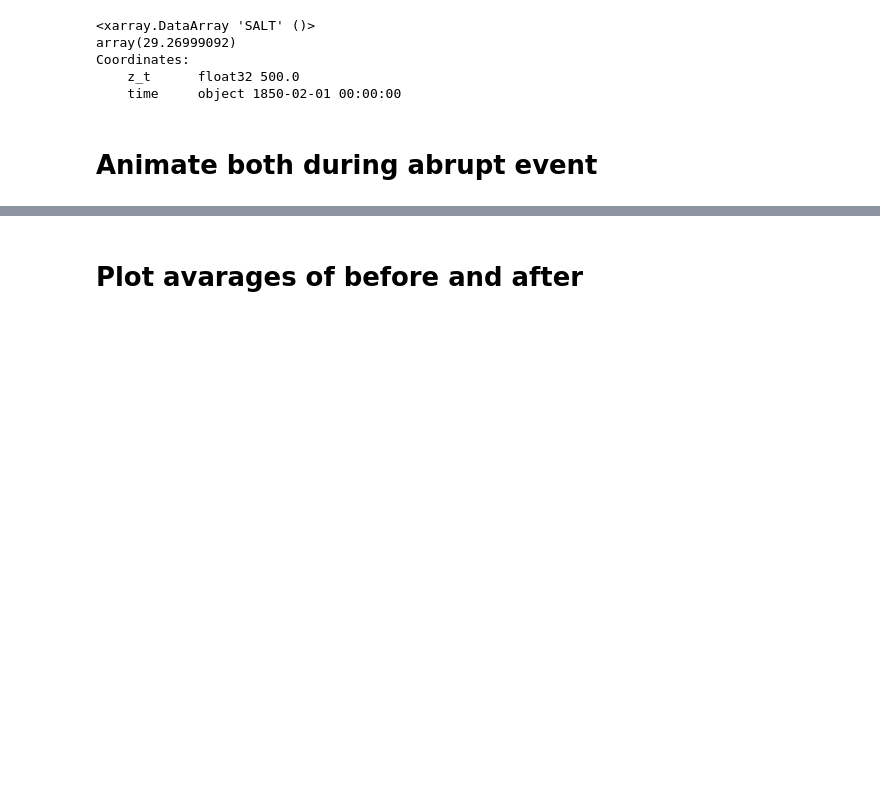
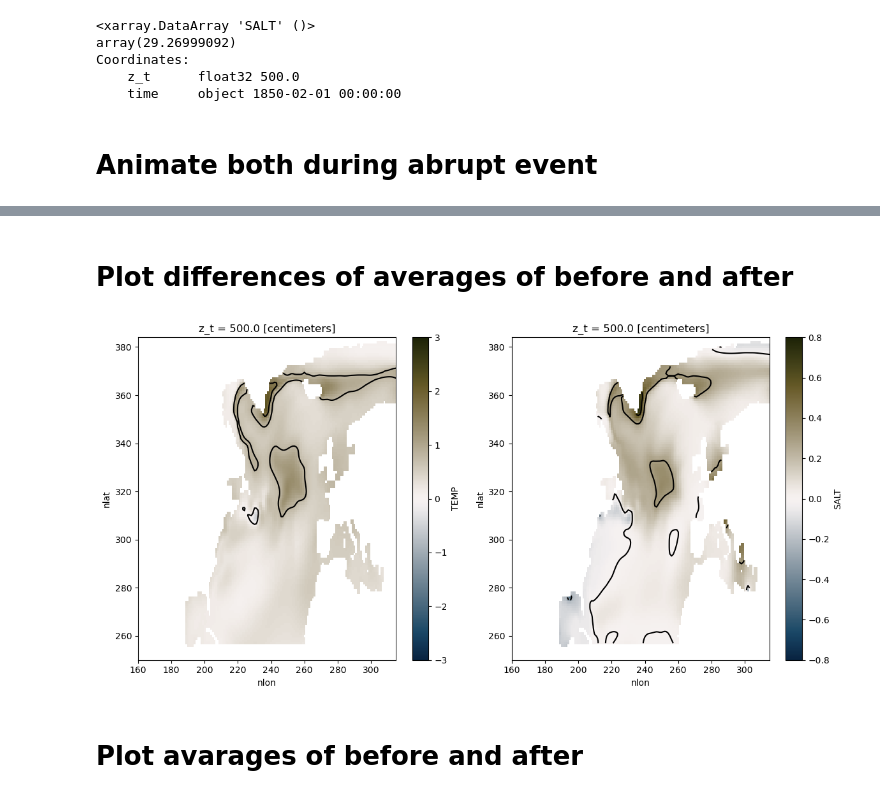
Before and after one commit to inagler/current, a Jupyter notebook: SST_and_SSS.ipynb, the cells around one changed output, grey strips where cells are left out. Drawn from its saved outputs; the diff is of its cells as text; code cells hidden in the pictures; blank space fills up the shorter version.

```diff
--- a/SST_and_SSS.ipynb
+++ b/SST_and_SSS.ipynb
@@ -152,3 +164,61 @@ ani = animation.FuncAnimation(fig, lambda x: (plot_salt_frame(x), plot_temp_fram
+# %% [markdown]
+# Plot differences of averages of before and after
+# %%
+event_files = ['1281.012.nc', '1301.001.nc', '1281.017.nc', '1231.020.nc', '1281.020.nc', '1281.001.nc']
+events = np.array([68,67,44,59,80,154])
+
+temp_path = '/Data/gfi/share/ModData/CESM2_LENS2/ocean/monthly/temp/temp_'
+salt_path = '/Data/gfi/share/ModData/CESM2_LENS2/ocean/monthly/salt/salt_'
+
+i=0
+
+before = 40*12
+after = 20*12
+event = (events[i]*12)
+tp= 3*12 # transition_period
+
+ds_sst = xr.open_dataset(temp_path+event_files[i]).isel(z_t=0).where(mask3d == 1).roll(nlon=-100)
+ds_sss = xr.open_dataset(salt_path+event_files[i]).isel(z_t=0).where(mask3d == 1).roll(nlon=-100)
+# %%
+# Set fixed colorbar limits
+vmin_temp, vmax_temp = -3.0, 3.0  # Adjust these values based on your data
+vmin_salt, vmax_salt = -0.8, 0.8  # Adjust these values based on your data
+
+# Calculate averages for temperature
+period1_avg_temp = ds_sst.TEMP.isel(time=slice(event-before, event-tp)).mean(dim='time')
+period2_avg_temp = ds_sst.TEMP.isel(time=slice(event+tp, event+after)).mean(dim='time')
+difference_temp = period2_avg_temp - period1_avg_temp
+
+# Calculate averages for salinity
+period1_avg_salt = ds_sss.SALT.isel(time=slice(event-before, event-tp)).mean(dim='time')
+period2_avg_salt = ds_sss.SALT.isel(time=slice(event+tp, event+after)).mean(dim='time')
+difference_salt = period2_avg_salt - period1_avg_salt
+
+# Plotting
+plt.figure(figsize=(12, 6))
+
+# Plot the Difference for Temperature
+plt.subplot(121)
+difference_temp_plot = difference_temp.plot(cmap=cmo.diff, vmin=vmin_temp, vmax=vmax_temp)
+plt.title('Temperature Difference')
+plt.xlim([160, 315])
+plt.ylim([250, 384])
+contour_temp = difference_temp.plot.contour(colors='k')
+#plt.clabel(contour_temp, inline=False, fontsize=8)
+
+# Plot the Difference for Salinity
+plt.subplot(122)
+difference_salt_plot = difference_salt.plot(cmap=cmo.diff, vmin=vmin_salt, vmax=vmax_salt)
+plt.title('Salinity Difference')
+plt.xlim([160, 315])
+plt.ylim([250, 384])
+contour_salt = difference_salt.plot.contour(colors='k')
+#plt.clabel(contour_salt, inline=False, fontsize=8)
+
+plt.tight_layout()
+plt.show()
+# %% [output]
+[figure, added]
 # %% [markdown]
 # Plot avarages of before and after
 # %%
```
Also changed, not shown: parts of 6 cells of this notebook, 3 other files.
